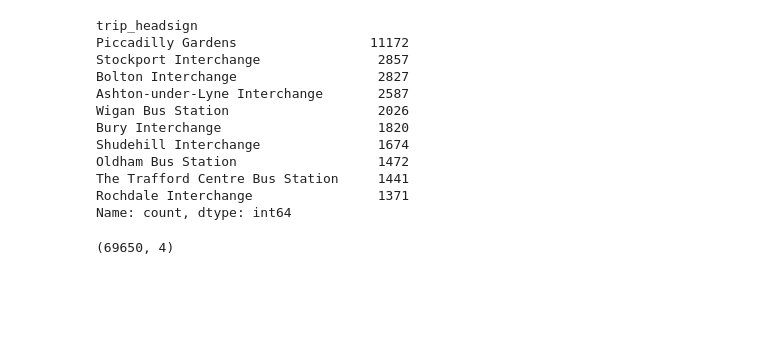
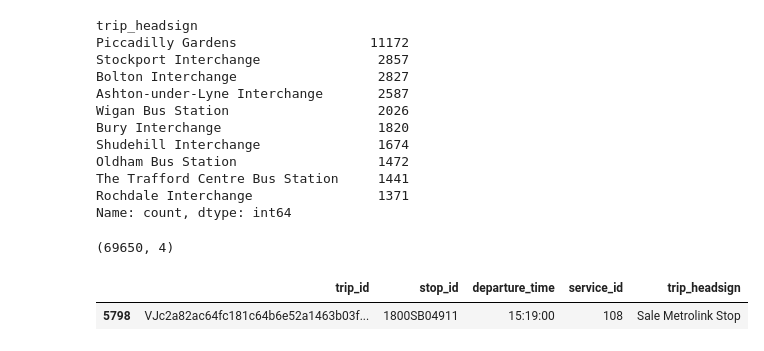
Before and after one commit to kaushaltatkare/manchester-bus-tracker, a Jupyter notebook: notebooks/01_explore_stops.ipynb, the cells around one changed output. Saved outputs shown, nothing was run; the diff lists cells and outputs as text; code cells hidden in the pictures; blank space fills up the shorter version.

```diff
--- a/notebooks/01_explore_stops.ipynb
+++ b/notebooks/01_explore_stops.ipynb
@@ -909,3 +911,18 @@ print(gm_trips.shape)   # should now be (69650, 4)
 gm_trips.to_parquet(f"{PROC}/gm_trips.parquet", index=False)
 # %% [output]
 (69650, 4)
+# %%
+stop_ids = find_stops("Oxford Road")["stop_id"]
+
+check = gm_stop_times[
+    gm_stop_times["stop_id"].isin(stop_ids)
+].merge(gm_trips[["trip_id", "route_id", "trip_headsign", "service_id"]], on="trip_id")
+check = check.merge(gm_routes[["route_id", "route_short_name"]], on="route_id")
+
+check[
+    (check["route_short_name"] == "41")
+    & (check["departure_time"].str.startswith("15:1"))
+][["trip_id", "stop_id", "departure_time", "service_id", "trip_headsign"]]
+# %% [output]
+|  | trip_id | stop_id | departure_time | service_id | trip_headsign |
+| 5798 | VJc2a82ac64fc181c64b6e52a1463b03f... | 1800SB04911 | 15:19:00 | 108 | Sale Metrolink Stop |
```
Also changed, not shown: parts of 3 cells of this notebook, 2 other files.
